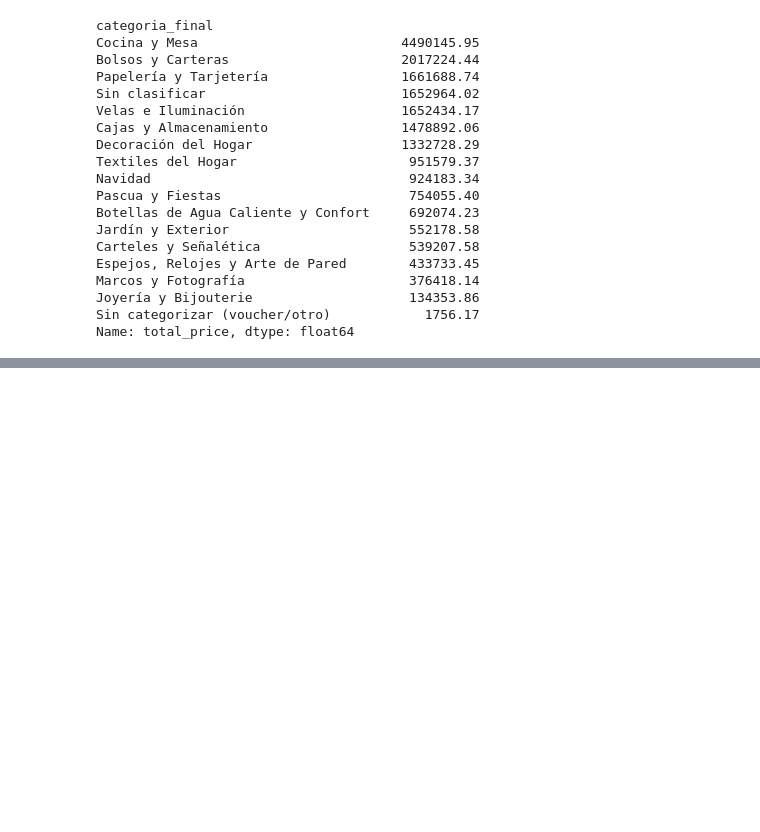
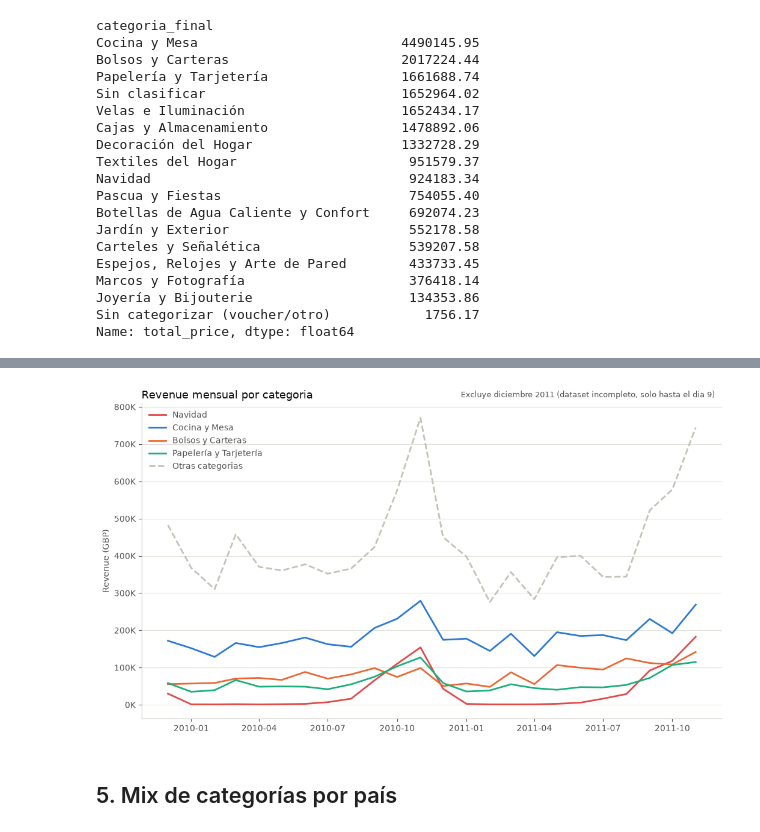
Before and after one commit to AgusPluda/product-classifier-project, a Jupyter notebook: product_sales_analysis.ipynb, the cells around one changed output, grey strips where cells are left out. Saved outputs shown, nothing was run; the diff lists cells and outputs as text; code cells hidden in the pictures; blank space fills up the shorter version.

```diff
--- a/product_sales_analysis.ipynb
+++ b/product_sales_analysis.ipynb
@@ -109,0 +286,37 @@ Name: total_price, dtype: float64
+# %%
+mensual_pivot_completo = mensual_pivot.iloc[:-1]  # excluye el ultimo mes (2011-12, parcial)
+
+fig, ax = plt.subplots(figsize=(11, 6))
+
+for cat, color in zip(CATEGORIAS_DESTACADAS, COLORES_CATEGORICOS):
+    ax.plot(mensual_pivot_completo.index, mensual_pivot_completo[cat], color=color, linewidth=2, label=cat)
+
+ax.plot(
+    mensual_pivot_completo.index, mensual_pivot_completo["Otras categorias"],
+    color=COLOR_OTRAS, linewidth=2, linestyle="--", label="Otras categorias", zorder=1,
+)
+
+ax.set_title("Revenue mensual por categoria", color=COLOR_INK, fontsize=13, loc="left")
+ax.text(
+    0.55, 1.02, "Excluye diciembre 2011 (dataset incompleto, solo hasta el dia 9)",
+    transform=ax.transAxes, fontsize=9, color=COLOR_INK_SEC,
+)
+ax.set_ylabel("Revenue (GBP)", color=COLOR_INK_SEC)
+ax.yaxis.set_major_formatter(mticker.FuncFormatter(lambda x, _: f"{x/1e3:.0f}K"))
+
+ax.tick_params(colors=COLOR_INK_SEC)
+for spine in ["top", "right"]:
+    ax.spines[spine].set_visible(False)
+ax.spines["left"].set_color(COLOR_AXIS)
+ax.spines["bottom"].set_color(COLOR_AXIS)
+ax.grid(axis="y", color=COLOR_GRID, linewidth=0.8, zorder=0)
+ax.set_axisbelow(True)
+
+ax.legend(frameon=False, loc="upper left", labelcolor=COLOR_INK_SEC)
+
+plt.tight_layout()
+plt.show()
+# %% [output]
+[figure, added]
+# %% [markdown]
+## 5. Mix de categorías por país
```
Also changed, not shown: parts of 22 cells of this notebook, 16 other files.
